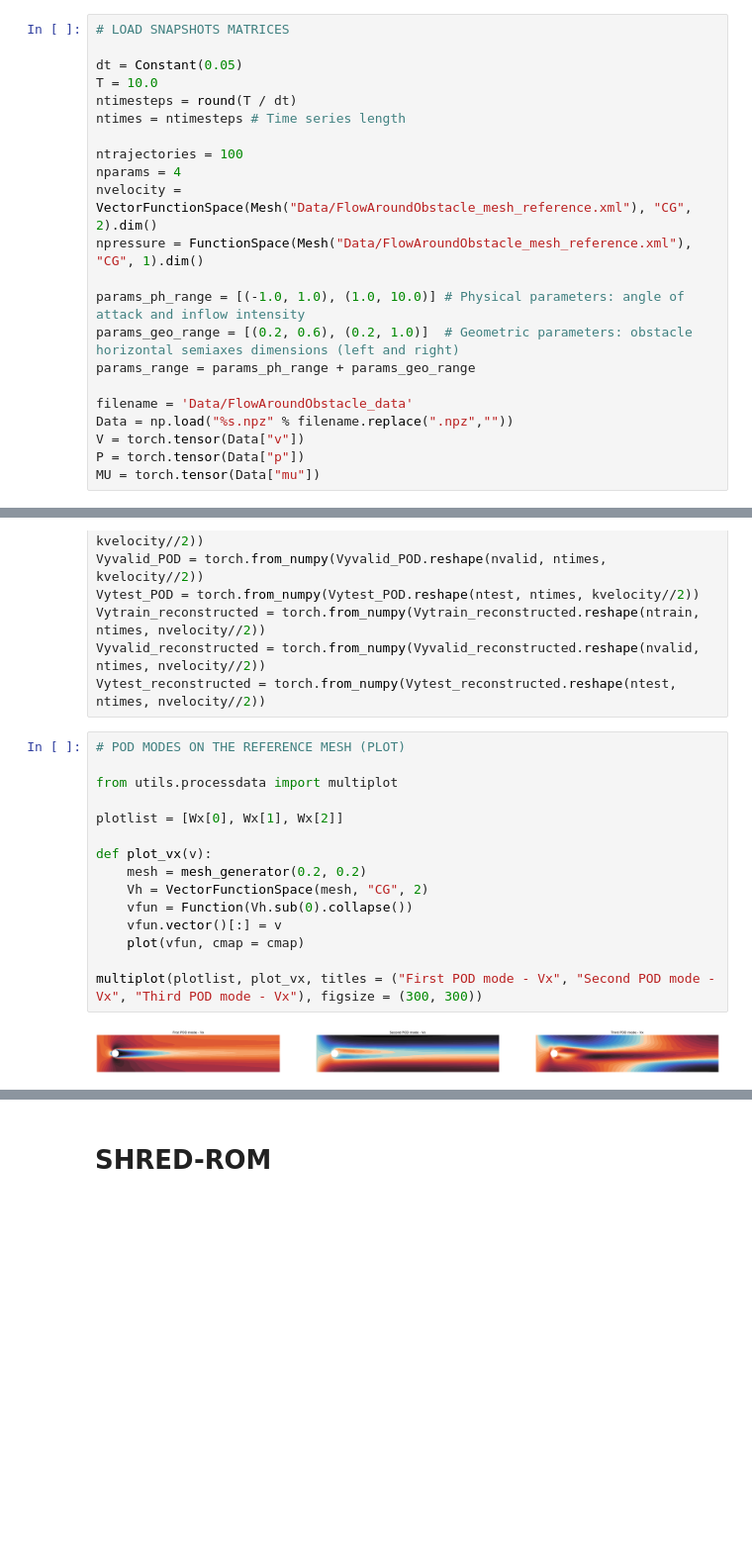
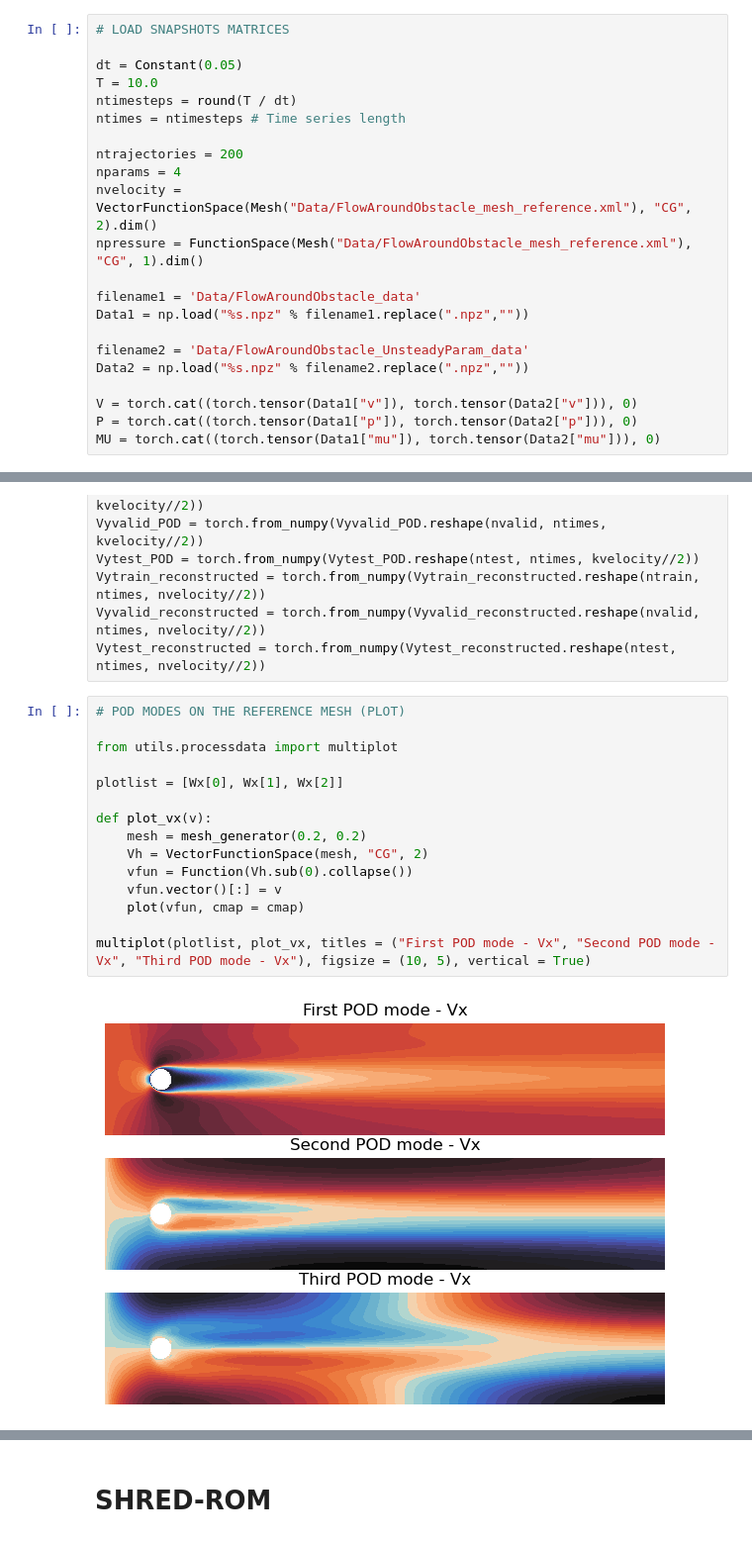
Before and after one commit to markus0800/SHRED-ROM, a Jupyter notebook: FlowAroundObstacle.ipynb, the cells around one changed output, grey strips where cells are left out. Shown at 99% size. Drawn from its saved outputs; the diff is of its cells as text; blank space fills up the shorter version.

Commit message:
One notebook only for FlowAroundObstacle

```diff
--- a/FlowAroundObstacle.ipynb
+++ b/FlowAroundObstacle.ipynb
@@ -283,20 +354,20 @@ T = 10.0
 ntimesteps = round(T / dt)
 ntimes = ntimesteps # Time series length
 
-ntrajectories = 100
+ntrajectories = 200
 nparams = 4
 nvelocity = VectorFunctionSpace(Mesh("Data/FlowAroundObstacle_mesh_reference.xml"), "CG", 2).dim()
 npressure = FunctionSpace(Mesh("Data/FlowAroundObstacle_mesh_reference.xml"), "CG", 1).dim()
 
-params_ph_range = [(-1.0, 1.0), (1.0, 10.0)] # Physical parameters: angle of attack and inflow intensity
-params_geo_range = [(0.2, 0.6), (0.2, 1.0)]  # Geometric parameters: obstacle horizontal semiaxes dimensions (left and right)
-params_range = params_ph_range + params_geo_range
+filename1 = 'Data/FlowAroundObstacle_data'
+Data1 = np.load("%s.npz" % filename1.replace(".npz",""))
 
-filename = 'Data/FlowAroundObstacle_data'
-Data = np.load("%s.npz" % filename.replace(".npz",""))
-V = torch.tensor(Data["v"])
-P = torch.tensor(Data["p"])
-MU = torch.tensor(Data["mu"])
+filename2 = 'Data/FlowAroundObstacle_UnsteadyParam_data'
+Data2 = np.load("%s.npz" % filename2.replace(".npz",""))
+
+V = torch.cat((torch.tensor(Data1["v"]), torch.tensor(Data2["v"])), 0)
+P = torch.cat((torch.tensor(Data1["p"]), torch.tensor(Data2["p"])), 0)
+MU = torch.cat((torch.tensor(Data1["mu"]), torch.tensor(Data2["mu"])), 0)
 # %%
 # FUNCTIONS TO CONVERT VECTORS INTO FUNCTIONS
 
@@ -491,20 +562,20 @@ Vytest_reconstructed = torch.from_numpy(Vytest_reconstructed.reshape(ntest, ntim
 # %%
 # POD MODES ON THE REFERENCE MESH (PLOT)
 
 from utils.processdata import multiplot
 
 plotlist = [Wx[0], Wx[1], Wx[2]]
 
 def plot_vx(v):
     mesh = mesh_generator(0.2, 0.2)
     Vh = VectorFunctionSpace(mesh, "CG", 2)
     vfun = Function(Vh.sub(0).collapse())
     vfun.vector()[:] = v
     plot(vfun, cmap = cmap)
 
-multiplot(plotlist, plot_vx, titles = ("First POD mode - Vx", "Second POD mode - Vx", "Third POD mode - Vx"), figsize = (300, 300))
+multiplot(plotlist, plot_vx, titles = ("First POD mode - Vx", "Second POD mode - Vx", "Third POD mode - Vx"), figsize = (10, 5), vertical = True)
 # %% [output]
-[figure, old version]
+[figure, new version]
 # %%
 # POD MODES ON THE REFERENCE MESH (PLOT)
 
```
Also changed, not shown: parts of 30 cells of this notebook, 6 other files.
